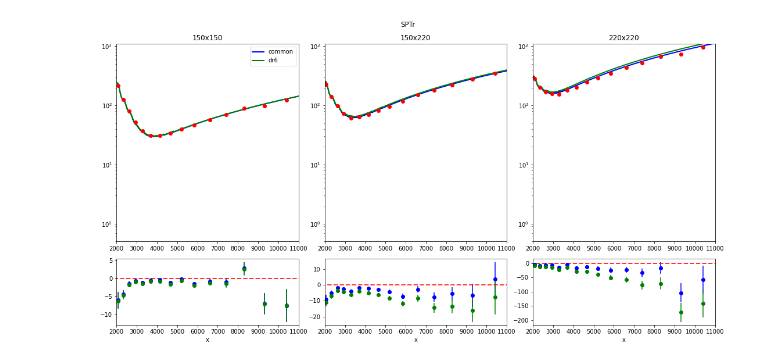
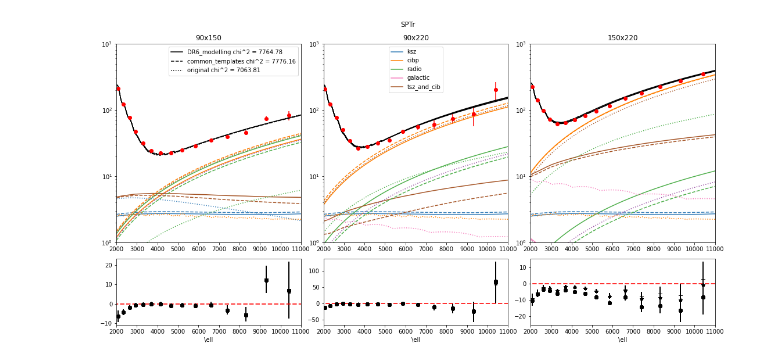
Before and after one commit to beringueb/DR6_fgmodels, a Jupyter notebook: notebooks/Residuals.ipynb, the cells around one changed output. Cells and saved outputs as stored; diff of their text form; code cells hidden in the pictures.

Commit message:
Cahnegs in original (to run only in plik + highL for Reichardt).

```diff
--- a/notebooks/Residuals.ipynb
+++ b/notebooks/Residuals.ipynb
@@ -2,11 +2,17 @@
 import numpy as np
 import sacc
 import matplotlib.pyplot as plt
+import os
+from mflike import PlikMFLike, MFLike
+from cobaya.yaml import yaml_load_file
+import camb
 col = ['#377eb8', '#ff7f00', '#4daf4a','#f781bf', '#a65628', '#984ea3','#999999', '#e41a1c', '#dede00']
+linestyle = ['solid','dashed', 'dotted']
+fmt_list = ['o', '+', '*']
 # %%
 ### data
 
-DIR_data = "../../highL_2015/data/"
+DIR_data = "/Users/benjaminberingue/Documents/Research/ACT/project/0223_mflike-highL/highL_2015/data/"
 
 def to_dl(ell):
     if type(ell) == list:
@@ -38,7 +44,7 @@ for i in range(3):
 freqs_spt = ["90x90", "90x150", "90x220", "150x150", "150x220", "220x220"]
 freqs_act = ["148x148", "148x218", "218x218"]
 def read_spt_bandpower_george():
-    fname = "../../highL_2015/data/data_spt/spt_bandpower.dat"
+    fname = "/Users/benjaminberingue/Documents/Research/ACT/project/0223_mflike-highL/highL_2015/data/data_spt/spt_bandpower.dat"
     ells = []
     Dls = []
     Dls_err = []
@@ -62,7 +68,7 @@ def read_spt_bandpower_george():
     return ells, Dls, Dls_err
 
 def read_spt_bandpower_reichardt():
-    fname = "./Reichardt_bps.dat"
+    fname = "/Users/benjaminberingue/Documents/Research/ACT/project/0223_mflike-highL/DR6_fgmodels/notebooks/Reichardt_bps.dat"
     ells = []
     Dls = []
     Dls_err = []
@@ -475,59 +486,66 @@ plt.show()
 
 # Read data from files (replace these with your actual file paths)
 ells_spt, dls_spt, err_spt = read_spt_bandpower_reichardt()
 # Create a figure and a grid of subplots
 fig, axs = plt.subplots(2, 3, figsize=(15, 8), gridspec_kw={'height_ratios': [3, 1]})
 
 # Plot data
-axs[0, 0].errorbar(ells_spt[3], dls_spt[3], yerr=err_spt[3], fmt='o', c='r')
-axs[0, 1].errorbar(ells_spt[4], dls_spt[4], yerr=err_spt[4], fmt='o', c='r')
-axs[0, 2].errorbar(ells_spt[5], dls_spt[5], yerr=err_spt[5], fmt='o', c='r')
+axs[0, 0].errorbar(ells_spt[1], dls_spt[1], yerr=err_spt[1], fmt='o', c='r')
+axs[0, 1].errorbar(ells_spt[2], dls_spt[2], yerr=err_spt[2], fmt='o', c='r')
+axs[0, 2].errorbar(ells_spt[4], dls_spt[4], yerr=err_spt[4], fmt='o', c='r')
 
-ell, DlsObs_common, comp, lst, leff, DlsObs_window_common = get_dls_obs_highL("common_templates/MBAC_reichardt_plik", "MBAC_reichardt_plik_fixedcosmo")
-ell, DlsObs_dr6, comp, lst, leff, DlsObs_window_dr6 = get_dls_obs_highL("DR6_modelling/MBAC_reichardt_plik", "MBAC_reichardt_plik_fixedcosmo")
+directory_list = ["DR6_modelling/MBAC_reichardt_plik", "common_templates/MBAC_reichardt_plik", "original/MBAC_reichardt_plik"]
+chain_list = ["MBAC_reichardt_plik_fixedcosmo", "MBAC_reichardt_plik_fixedcosmo", "MBAC_reichardt_fixedcosmo"]
 
-axs[0, 0].plot(ell, DlsObs_common["tt", "sptr_150", "sptr_150"], lw=2, c='b', label="common")
-axs[0, 1].plot(ell, DlsObs_common["tt", "sptr_150", "sptr_220"], lw=2, c='b')
-axs[0, 2].plot(ell, DlsObs_common["tt", "sptr_220", "sptr_220"], lw=2, c='b')
+for i_model in range(len(directory_list)):
+    label = directory_list[i_model].split('/')[0]
+    ell, DlsObs,cmp,cmp_list,leff, DlsObs_window, chi = get_dls_obs_highL(directory_list[i_model], chain_list[i_model])
+    axs[0, 0].plot(ell, DlsObs["tt", "sptr_90", "sptr_150"], ls=linestyle[i_model], c='k', label=label+" chi^2 = {:.2f}".format(chi))
+    axs[0, 1].plot(ell, DlsObs["tt", "sptr_90", "sptr_220"], c='k')
+    axs[0, 2].plot(ell, DlsObs["tt", "sptr_150", "sptr_220"], c='k')
 
-# Plot residuals
-axs[1, 0].errorbar(ells_spt[3], dls_spt[3] - DlsObs_window_common["tt", "sptr_150", "sptr_150"], yerr=err_spt[3], fmt='o', c='b')
-axs[1, 1].errorbar(ells_spt[4], dls_spt[4] - DlsObs_window_common["tt", "sptr_150", "sptr_220"], yerr=err_spt[4], fmt='o', c='b')
-axs[1, 2].errorbar(ells_spt[5], dls_spt[5] - DlsObs_window_common["tt", "sptr_220", "sptr_220"], yerr=err_spt[5], fmt='o', c='b')
+    for j_c, c in enumerate(cmp_list['sptr', 'tt']):
+        axs[0, 0].plot(ell, cmp["tt", "sptr_90", "sptr_150", c], ls=linestyle[i_model], c=col[j_c])
+        if i_model==0:
+            axs[0, 1].plot(ell, cmp["tt", "sptr_90", "sptr_220", c], ls=linestyle[i_model], c=col[j_c], label=c)
+        else:
+            axs[0, 1].plot(ell, cmp["tt", "sptr_90", "sptr_220", c], ls=linestyle[i_model], c=col[j_c])
+        axs[0, 2].plot(ell, cmp["tt", "sptr_150", "sptr_220", c], ls=linestyle[i_model], c=col[j_c])
 
-axs[0, 0].plot(ell, DlsObs_dr6["tt", "sptr_150", "sptr_150"], lw=2, c='g', label="dr6")
-axs[0, 1].plot(ell, DlsObs_dr6["tt", "sptr_150", "sptr_220"], lw=2, c='g')
-axs[0, 2].plot(ell, DlsObs_dr6["tt", "sptr_220", "sptr_220"], lw=2, c='g')
 
-# Plot residuals
-axs[1, 0].errorbar(ells_spt[3], dls_spt[3] - DlsObs_window_dr6["tt", "sptr_150", "sptr_150"], yerr=err_spt[3], fmt='o', c='g')
-axs[1, 1].errorbar(ells_spt[4], dls_spt[4] - DlsObs_window_dr6["tt", "sptr_150", "sptr_220"], yerr=err_spt[4], fmt='o', c='g')
-axs[1, 2].errorbar(ells_spt[5], dls_spt[5] - DlsObs_window_dr6["tt", "sptr_220", "sptr_220"], yerr=err_spt[5], fmt='o', c='g')
+        axs[1, 0].errorbar(ells_spt[1], dls_spt[1] - DlsObs_window["tt", "sptr_90", "sptr_150"], yerr=err_spt[1], fmt=fmt_list[i_model], c='k')
+        axs[1, 1].errorbar(ells_spt[2], dls_spt[2] - DlsObs_window["tt", "sptr_90", "sptr_220"], yerr=err_spt[2], fmt=fmt_list[i_model], c='k')
+        axs[1, 2].errorbar(ells_spt[4], dls_spt[4] - DlsObs_window["tt", "sptr_150", "sptr_220"], yerr=err_spt[4], fmt=fmt_list[i_model], c='k')
+
 
 # Add titles and labels
 axs[0,0].legend()
+axs[0,1].legend()
 for i in range(3):
 #     axs[0, i].set_title(f'Data {i+1}')
 #     axs[1, i].set_title(f'Residuals {i+1}')
-    axs[1, i].set_xlabel('x')
+    axs[1, i].set_xlabel('\ell')
     axs[0, i].set_yscale('log')
     axs[1, i].plot([0,11000],[0,0], lw=2, ls = 'dashed', c='r', alpha=.8)
-    axs[0, i].set_ylim(.5, 1.1e3)
+    axs[0, i].set_ylim(1, 1e3)
     axs[0, i].set_xlim(2000, 11000)
 #     axs[0, i].set_ylim(-, 1e4)
     axs[1, i].set_xlim(2000, 11000)
-    axs[0,i].set_title(f"{freqs_spt[i+3]}")
+axs[0,0].set_title(f"{freqs_spt[1]}")
+axs[0,1].set_title(f"{freqs_spt[2]}")
+axs[0,2].set_title(f"{freqs_spt[4]}")
 
 plt.suptitle("SPTr")
+
 # Adjust layout
+plt.tight_layout()
+# plt.savefig(os.path.join("/Users/benjaminberingue/Documents/Research/ACT/project/0223_mflike-highL/DR6_fgmodels/figures",
+#             "residuals_sptr1.png"))
 
-plt.tight_layout()
 # Show the plot
-plt.savefig("../figures/residuals_sptr2.png")
-
 plt.show()
 # %% [output]
-[figure, old version]
+[figure, new version]
 # %%
 plt.figure()
 ells_sptr, dls_sptr, err_sptr = read_spt_bandpower_reichardt()
```
Also changed, not shown: parts of 6 cells of this notebook, 14 other files.
